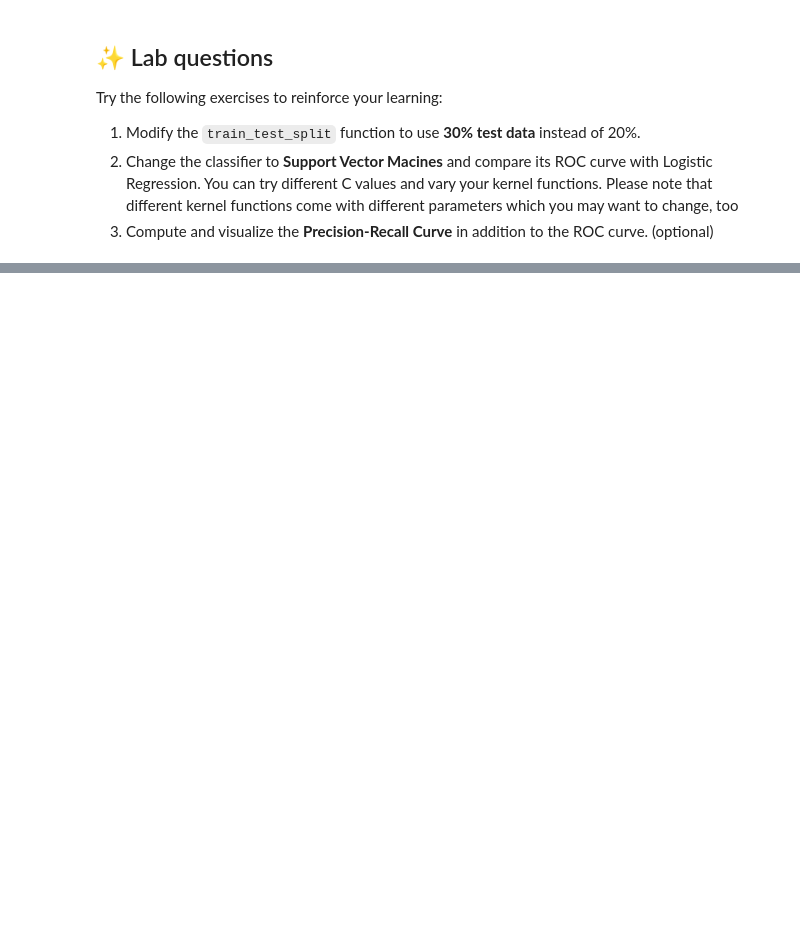
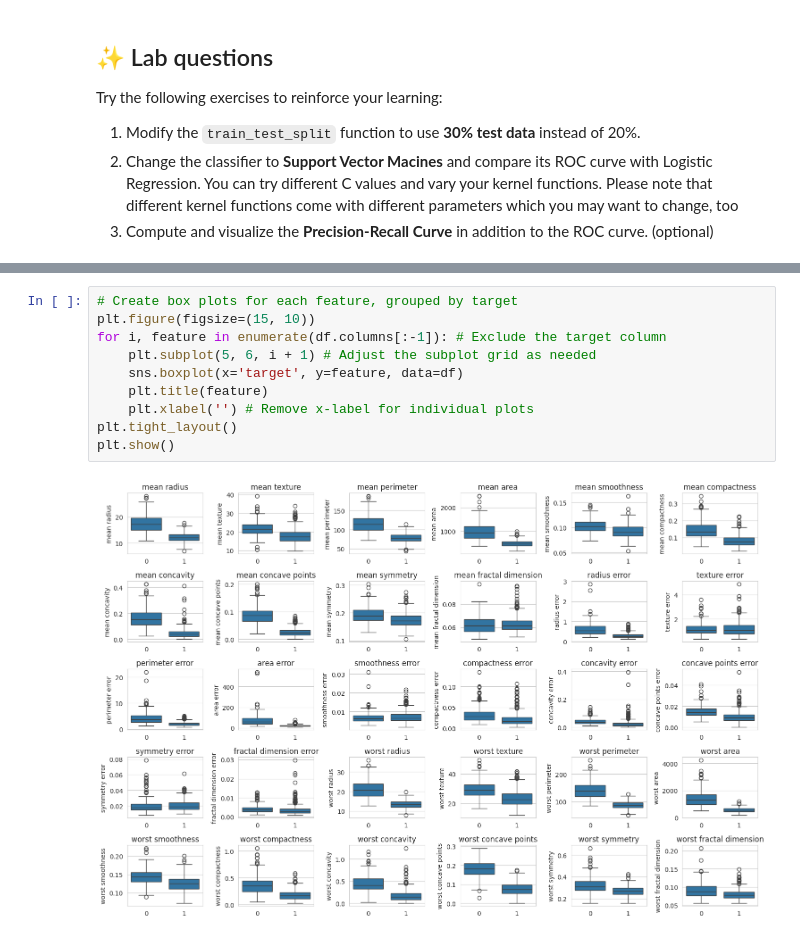
Before and after one commit to Dejisimple/CSC-587_Colabs, a Jupyter notebook: Copy_of_train_test_split_crossval_roc.ipynb, the cells around one changed output, grey strips where cells are left out. Cells and saved outputs as stored; diff of their text form; blank space fills up the shorter version.

```diff
--- a/Copy_of_train_test_split_crossval_roc.ipynb
+++ b/Copy_of_train_test_split_crossval_roc.ipynb
@@ -187 +167,13 @@ Plot the ROC curves for both Logistic Regression and SVM models on the same plot
+# %%
+# Create box plots for each feature, grouped by target
+plt.figure(figsize=(15, 10))
+for i, feature in enumerate(df.columns[:-1]): # Exclude the target column
+    plt.subplot(5, 6, i + 1) # Adjust the subplot grid as needed
+    sns.boxplot(x='target', y=feature, data=df)
+    plt.title(feature)
+    plt.xlabel('') # Remove x-label for individual plots
+plt.tight_layout()
+plt.show()
+# %% [output]
+[figure, added]
 # %%
```
Also changed, not shown: parts of 34 cells of this notebook.
